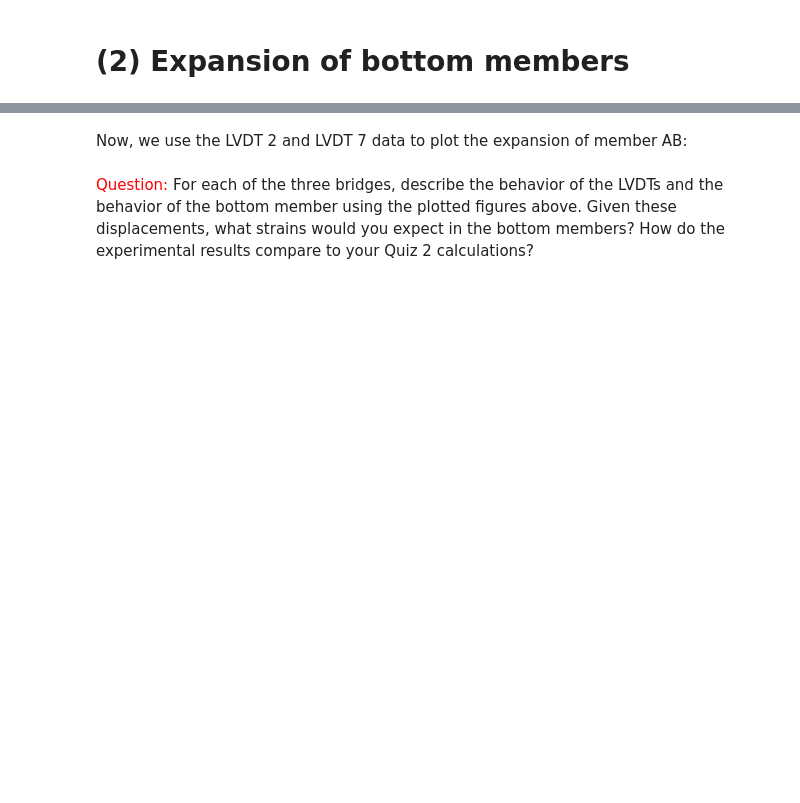
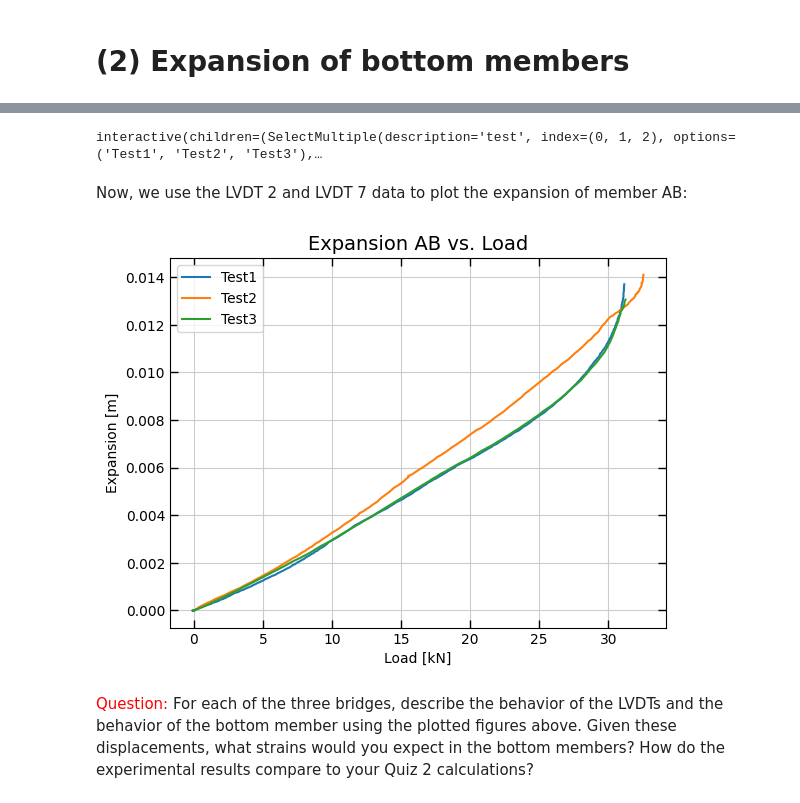
Before and after one commit to UCB-CE170a/Fall2023, a Jupyter notebook: Homework/Homework2/170a_Fall23_Hw2.ipynb, the cells around one changed output, grey strips where cells are left out. Saved outputs shown, nothing was run; the diff lists cells and outputs as text; code cells hidden in the pictures; blank space fills up the shorter version.

```diff
--- a/Homework/Homework2/170a_Fall23_Hw2.ipynb
+++ b/Homework/Homework2/170a_Fall23_Hw2.ipynb
@@ -172,2 +273,27 @@ plot_lines([load1[0:ind1], load2[0:ind2], load3[0:ind3]],[LVDT7_bridge1[0:ind1],
+# %%
+# Call information
+LVDT3DFs = dataDFs
+# %%
+# Load appropriate information
+test_widget.value = ('Test1', 'Test2', 'Test3')
+sensor_widget.value = 'LVDTData'
+data_widget.value = ('LVDT7 [m].csv',)
+xValue.value = "Load [kN]"
+plot.value = True
+peak.value = True
+
+# Call new manual interact
+testInteract = interact_manual(plottingData,
+                               test=test_widget,
+                               sensor=sensor_widget,
+                               data=data_widget,
+                               xAxisData = xValue,
+                               plotData = plot,
+                               peakEnd=peak)
+# %% [output]
+interactive(children=(SelectMultiple(description='test', index=(0, 1, 2), options=('Test1', 'Test2', 'Test3'),…
+# %%
+# Call information
+LVDT7DFs = dataDFs
 # %% [markdown]
 Now, we use the LVDT 2 and LVDT 7 data to plot the expansion of member AB:
@@ -177,3 +300,21 @@ plot_lines([load1[0:ind1], load2[0:ind2], load3[0:ind3]],[LVDT2_bridge1[0:ind1]+
+# %%
+fig = plt.figure()
+ax = fig.gca()
+for i in [0,1,2]:
+  expansion = LVDT3DFs[i].iloc[:,-1].to_numpy()+LVDT7DFs[i].iloc[:,-1].to_numpy()
+  plt.plot(LVDT3DFs[i].iloc[:,0],expansion)
+plt.xlabel("Load [kN]")
+plt.ylabel("Expansion [m]")
+ax.grid(color = [0.8, 0.8, 0.8], which = 'major')
+ax.xaxis.set_ticks_position('both')
+ax.yaxis.set_ticks_position('both')
+ax.tick_params(direction="in", which = 'major', length = 6, width = 1)
+ax.tick_params(direction="in", which = 'minor', length = 3, width = 0.6)
+ax.set_title('Expansion AB vs. Load', fontsize = 14)
+plt.legend(["Test1","Test2","Test3"])
+plt.show()
+# %% [output]
+[figure, added]
 # %% [markdown]
 <font color='red'>Question: </font> For each of the three bridges, describe the behavior of the LVDTs and the behavior of the bottom member using the plotted figures above. Given these displacements, what strains would you expect in the bottom members? How do the experimental results compare to your Quiz 2 calculations?
 # %% [markdown]
```
Also changed, not shown: parts of 51 cells of this notebook.
